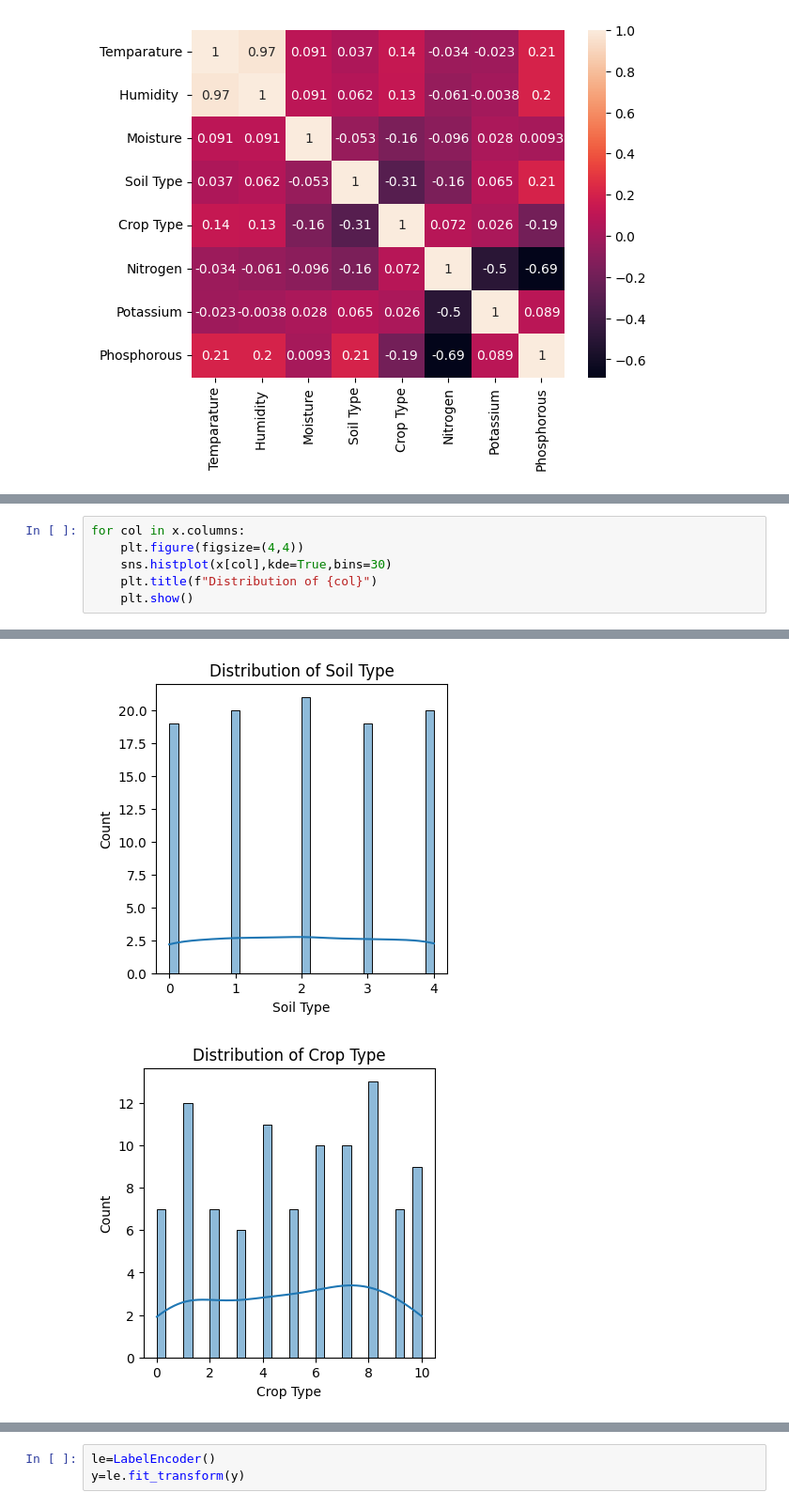
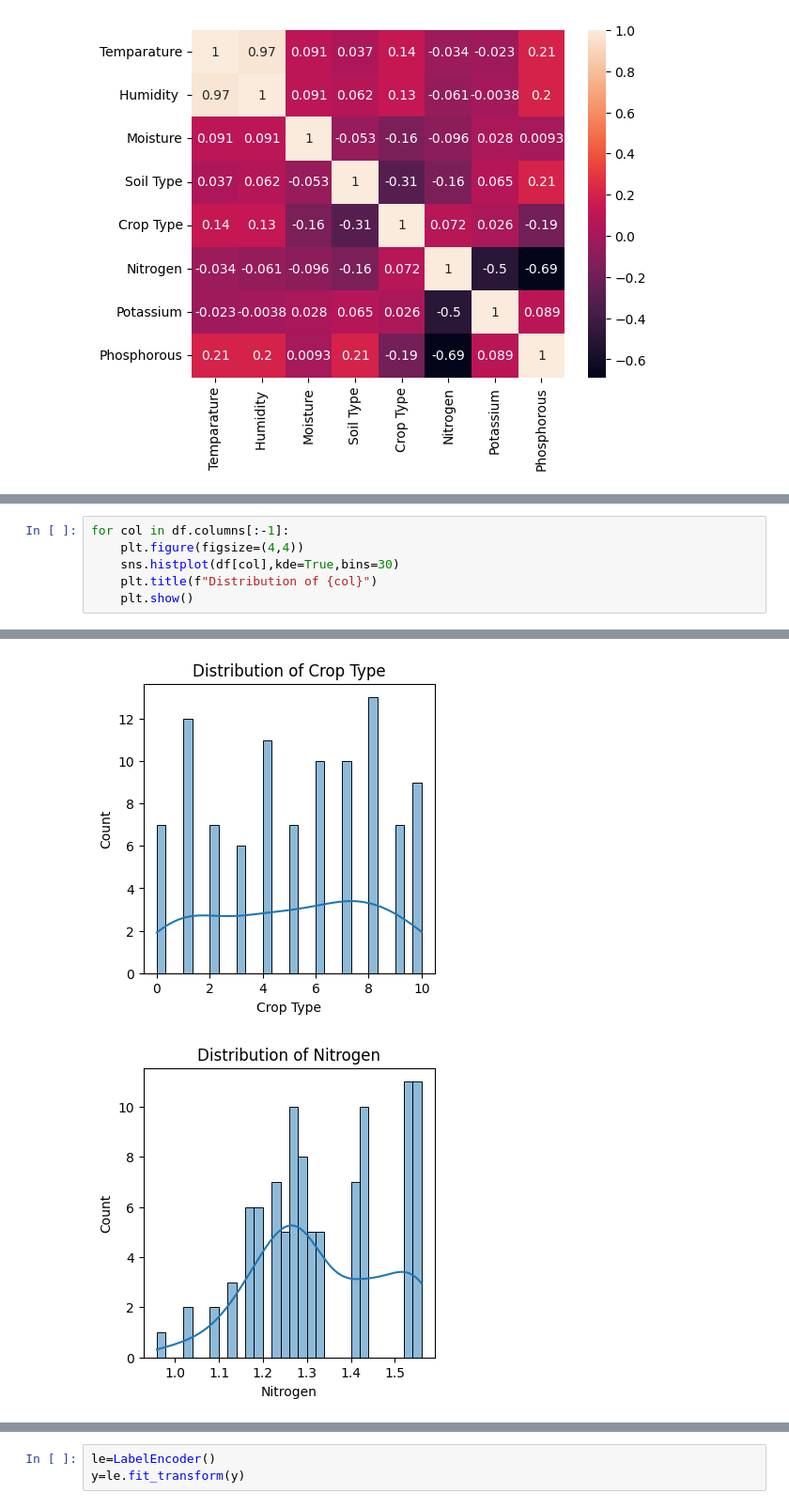
Before and after one commit to Akshay-kumar-patil/crop_fertilizer_prediction, a Jupyter notebook: Crop_&_Fertilizer_Recommendation_System/fertilizer.ipynb, the cells around one changed output, grey strips where cells are left out. Shown at 94% size. Cells and saved outputs as stored; diff of their text form.

```diff
--- a/Crop_&_Fertilizer_Recommendation_System/fertilizer.ipynb
+++ b/Crop_&_Fertilizer_Recommendation_System/fertilizer.ipynb
@@ -115,7 +136,7 @@ y = df['Fertilizer Name']
 # %%
-for col in x.columns:
+for col in df.columns[:-1]:
     plt.figure(figsize=(4,4))
-    sns.histplot(x[col],kde=True,bins=30)
+    sns.histplot(df[col],kde=True,bins=30)
     plt.title(f"Distribution of {col}")
     plt.show()
 # %% [output]
@@ -124,2 +145,2 @@ for col in x.columns:
-[figure, old version]
+[figure, new version]
-[figure, old version]
+[figure, new version]
```
Also changed, not shown: parts of 22 cells of this notebook, 1 other file.
